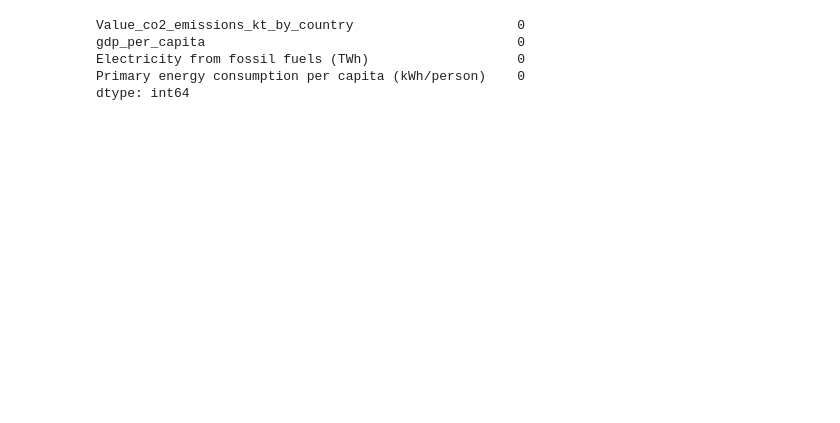
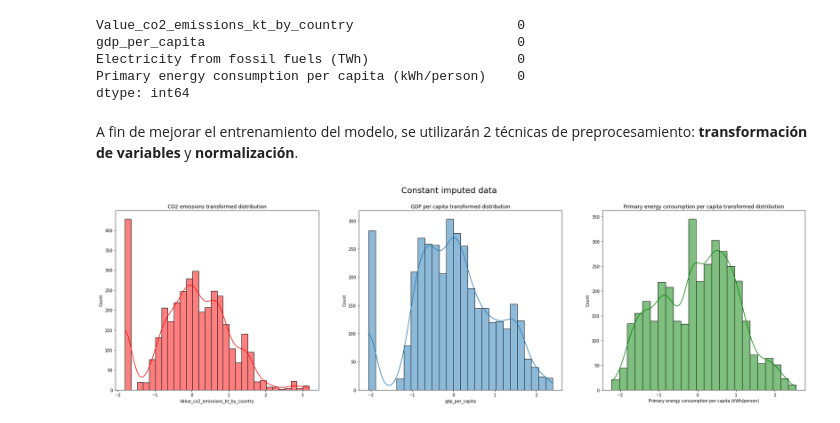
Before and after one commit to perezmillanr/tp_final_analisis_de_datos, a Jupyter notebook: TP.ipynb, the cells around one changed output. Cells and saved outputs as stored; diff of their text form; code cells hidden in the pictures; blank space fills up the shorter version.

Commit message:
Transformación + normalización

```diff
--- a/TP.ipynb
+++ b/TP.ipynb
@@ -247,8 +246,8 @@ Las 2 columnas con datos faltantes se ven afectadas en más de un 5%, por lo que
 
 from sklearn.impute import SimpleImputer
 
-df_imputed= df[['gdp_per_capita','Value_co2_emissions_kt_by_country']]
-df_imputed_cols= list(df_imputed.columns) + ['gdp_per_capita_imputed', 'Value_co2_emissions_kt_by_country_imputed']
+df_constant_imputed= df[['gdp_per_capita','Value_co2_emissions_kt_by_country']]
+df_constant_imputed_cols= list(df_constant_imputed.columns) + ['gdp_per_capita_imputed', 'Value_co2_emissions_kt_by_country_imputed']
 
 imputer = SimpleImputer(missing_values=np.nan, strategy='constant', fill_value= 0, add_indicator=True)
 
@@ -307,3 +306,33 @@ gdp_per_capita                                        0
 Electricity from fossil fuels (TWh)                   0
 Primary energy consumption per capita (kWh/person)    0
 dtype: int64
+# %% [markdown]
+A fin de mejorar el entrenamiento del modelo, se utilizarán 2 técnicas de preprocesamiento: **transformación de variables** y **normalización**.
+# %%
+# transforming data using Yeo-Johnson method
+
+from sklearn.preprocessing import PowerTransformer
+
+yj = PowerTransformer(method= 'yeo-johnson')
+
+constant_imputed_transformed_data= yj.fit_transform(df_constant_imputed)
+df_constant_imputed_transformed= pd.DataFrame(constant_imputed_transformed_data, columns=df_constant_imputed.columns)
+
+mice_imputed_transformed_data= yj.fit_transform(df_mice_imputed)
+df_mice_imputed_transformed= pd.DataFrame(mice_imputed_transformed_data, columns=df_mice_imputed.columns)
+# %%
+# plotting 3 distributions
+
+fig, axes = plt.subplots(nrows= 1, ncols= 3, figsize= (30,8))
+
+sns.histplot(x= df_constant_imputed_transformed.Value_co2_emissions_kt_by_country, kde= True, color='r', ax=axes[0])
+sns.histplot(x= df_constant_imputed_transformed.gdp_per_capita, kde= True, ax=axes[1])
+sns.histplot(x= df_constant_imputed_transformed.loc[:,'Primary energy consumption per capita (kWh/person)'], kde= True, color= 'g', ax=axes[2])
+axes[0].set_title('CO2 emissions transformed distribution')
+axes[1].set_title('GDP per capita transformed distribution')
+axes[2].set_title('Primary energy consumption per capita transformed distribution')
+
+plt.suptitle('Constant imputed data', fontsize= 20)
+plt.show()
+# %% [output]
+[figure, added]
```
Also changed, not shown: parts of 6 cells of this notebook.
